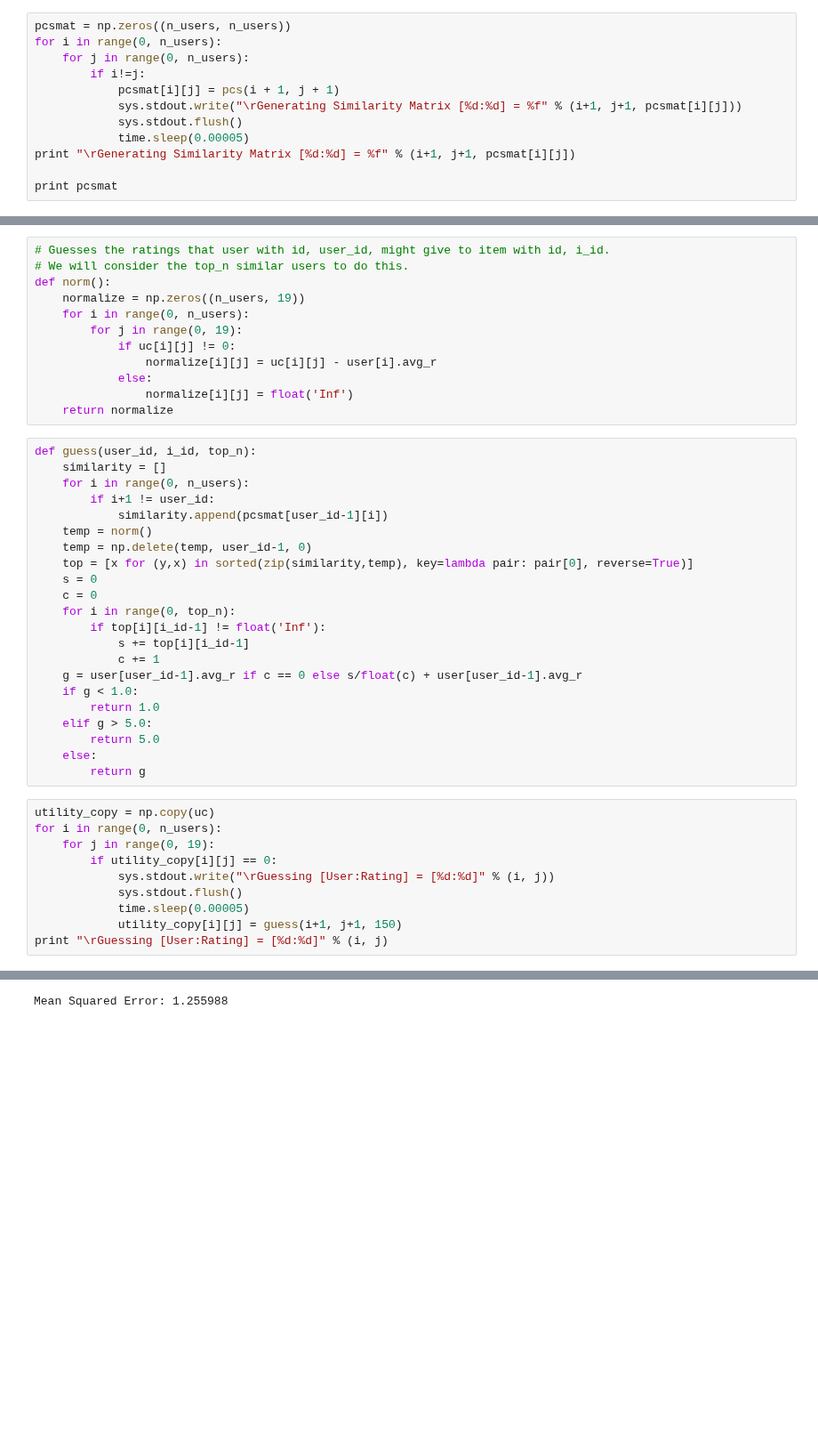
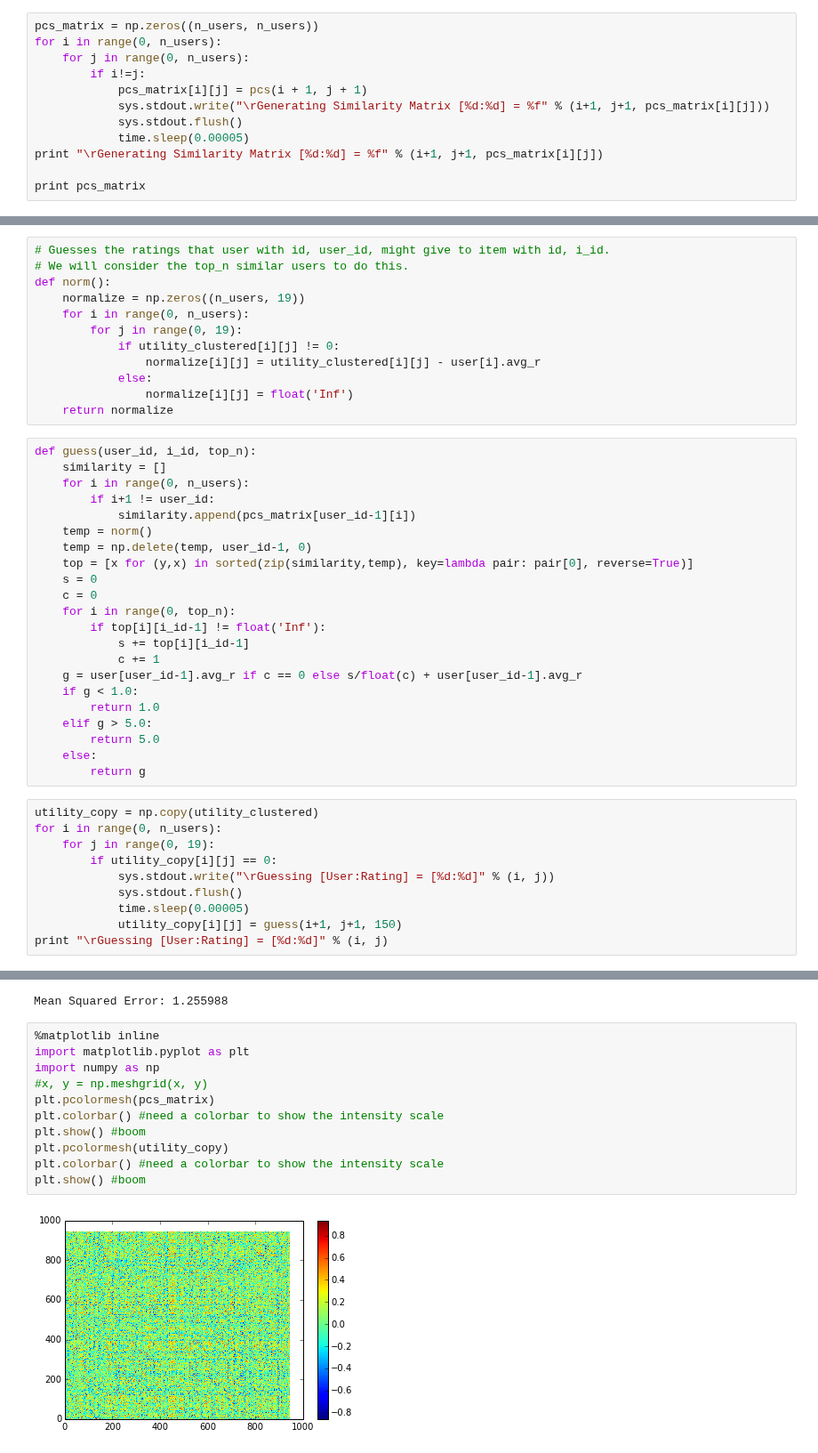
Before and after one commit to breakingbaid/movierecommender, a Jupyter notebook: Recommend.ipynb, the cells around one changed output, grey strips where cells are left out. Shown at 89% size. Drawn from its saved outputs; the diff is of its cells as text; blank space fills up the shorter version.

```diff
--- a/Recommend.ipynb
+++ b/Recommend.ipynb
@@ -87,14 +98,14 @@ def pcs(x, y):
     else:
         return num / den
 # %%
-pcsmat = np.zeros((n_users, n_users))
+pcs_matrix = np.zeros((n_users, n_users))
 for i in range(0, n_users):
     for j in range(0, n_users):
         if i!=j:
-            pcsmat[i][j] = pcs(i + 1, j + 1)
-            sys.stdout.write("\rGenerating Similarity Matrix [%d:%d] = %f" % (i+1, j+1, pcsmat[i][j]))
+            pcs_matrix[i][j] = pcs(i + 1, j + 1)
+            sys.stdout.write("\rGenerating Similarity Matrix [%d:%d] = %f" % (i+1, j+1, pcs_matrix[i][j]))
             sys.stdout.flush()
             time.sleep(0.00005)
-print "\rGenerating Similarity Matrix [%d:%d] = %f" % (i+1, j+1, pcsmat[i][j])
+print "\rGenerating Similarity Matrix [%d:%d] = %f" % (i+1, j+1, pcs_matrix[i][j])
 
-print pcsmat
+print pcs_matrix
@@ -105,8 +129,8 @@ def norm():
     normalize = np.zeros((n_users, 19))
     for i in range(0, n_users):
         for j in range(0, 19):
-            if uc[i][j] != 0:
-                normalize[i][j] = uc[i][j] - user[i].avg_r
+            if utility_clustered[i][j] != 0:
+                normalize[i][j] = utility_clustered[i][j] - user[i].avg_r
             else:
                 normalize[i][j] = float('Inf')
     return normalize
@@ -115,7 +139,7 @@ def guess(user_id, i_id, top_n):
     similarity = []
     for i in range(0, n_users):
         if i+1 != user_id:
-            similarity.append(pcsmat[user_id-1][i])
+            similarity.append(pcs_matrix[user_id-1][i])
     temp = norm()
     temp = np.delete(temp, user_id-1, 0)
     top = [x for (y,x) in sorted(zip(similarity,temp), key=lambda pair: pair[0], reverse=True)]
@@ -133,7 +157,7 @@ def guess(user_id, i_id, top_n):
     else:
         return g
 # %%
-utility_copy = np.copy(uc)
+utility_copy = np.copy(utility_clustered)
 for i in range(0, n_users):
     for j in range(0, 19):
         if utility_copy[i][j] == 0:
@@ -160,3 +186,16 @@ f.close()
 print "Mean Squared Error: %f" % mean_squared_error(y_true, y_pred)
 # %% [output]
 Mean Squared Error: 1.255988
+# %%
+%matplotlib inline
+import matplotlib.pyplot as plt
+import numpy as np
+#x, y = np.meshgrid(x, y)
+plt.pcolormesh(pcs_matrix)
+plt.colorbar() #need a colorbar to show the intensity scale
+plt.show() #boom
+plt.pcolormesh(utility_copy)
+plt.colorbar() #need a colorbar to show the intensity scale
+plt.show() #boom
+# %% [output]
+[figure, added]
```
Also changed, not shown: parts of 10 cells of this notebook, 6 other files.
